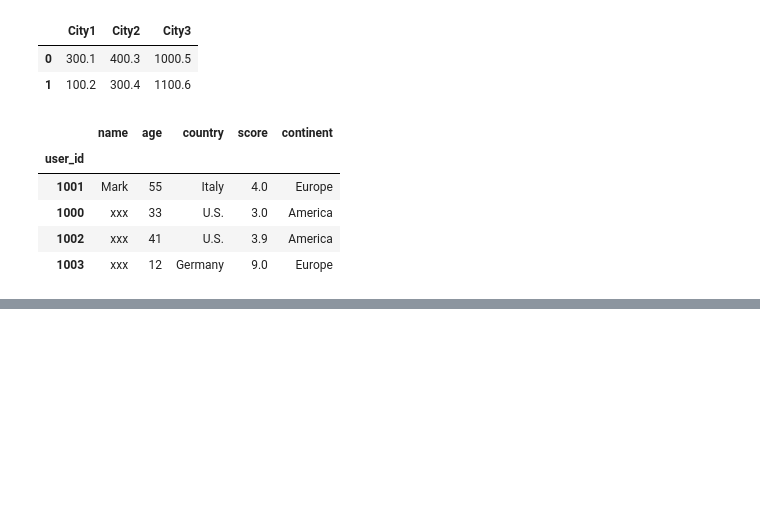
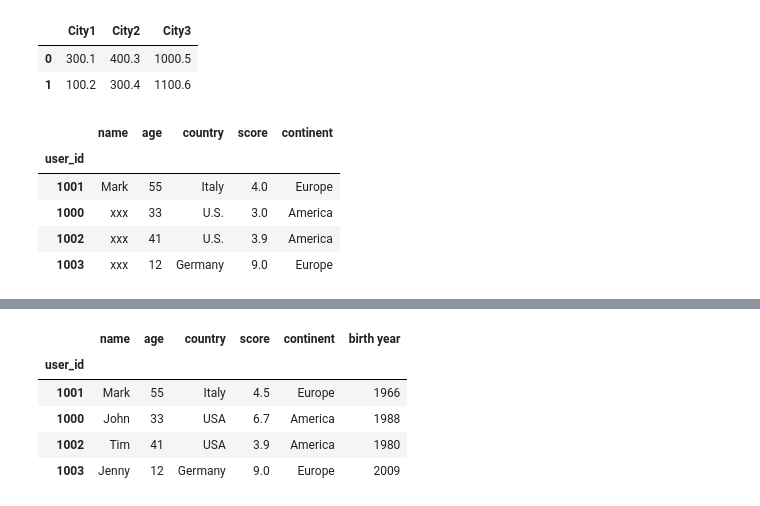
Before and after one commit to qwasteve123/ForLearningPython, a Jupyter notebook: excel_for_python/2_Pandas/2_Pandas_Notes.ipynb, the cells around one changed output, grey strips where cells are left out. Cells and saved outputs as stored; diff of their text form; code cells hidden in the pictures; blank space fills up the shorter version.

```diff
--- a/excel_for_python/2_Pandas/2_Pandas_Notes.ipynb
+++ b/excel_for_python/2_Pandas/2_Pandas_Notes.ipynb
@@ -175,0 +189,11 @@ df2.replace({"country":{"USA":"U.S."}})
+# %%
+df2 = df.copy()
+df2.loc[:,"birth year"] = 2021 - df2["age"]
+df2
+# %% [output]
+|  | name | age | country | score | continent | birth year |
+| user_id |  |  |  |  |  |  |
+| 1001 | Mark | 55 | Italy | 4.5 | Europe | 1966 |
+| 1000 | John | 33 | USA | 6.7 | America | 1988 |
+| 1002 | Tim | 41 | USA | 3.9 | America | 1980 |
+| 1003 | Jenny | 12 | Germany | 9.0 | Europe | 2009 |
```
Also changed, not shown: parts of 11 cells of this notebook, 1 other file.
